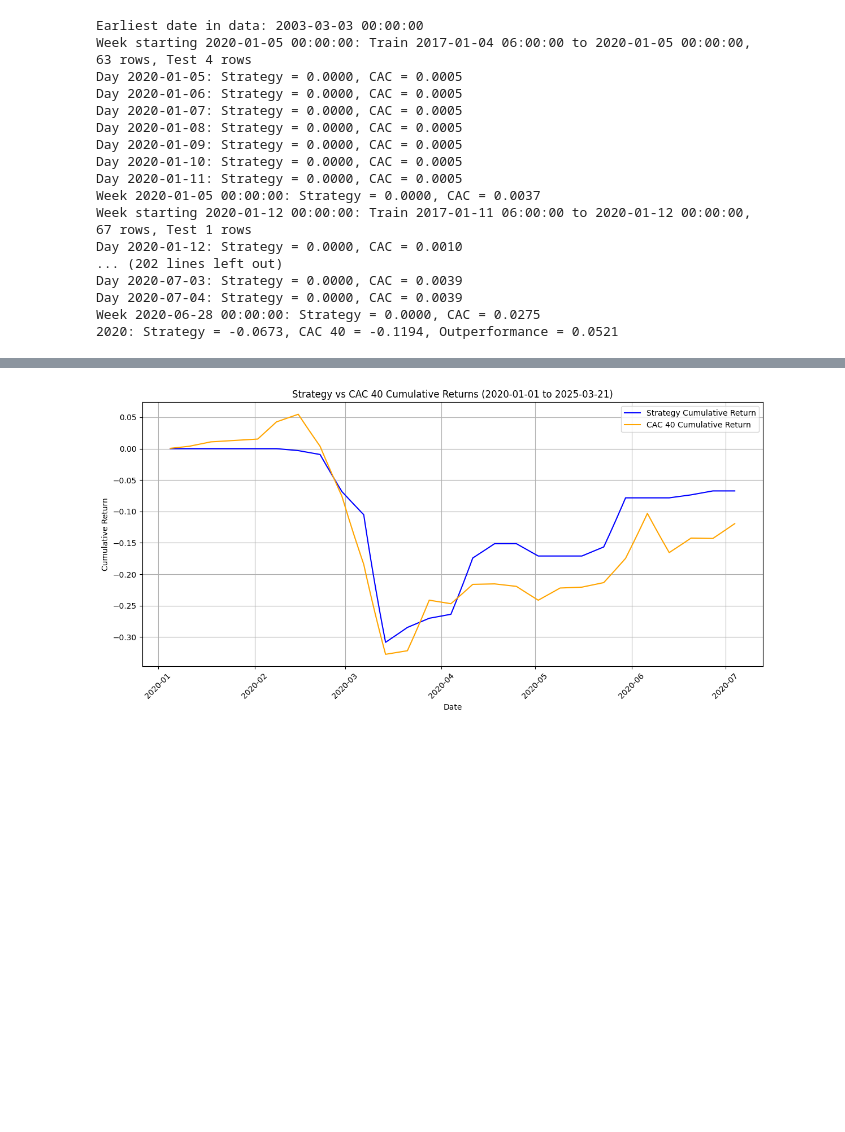
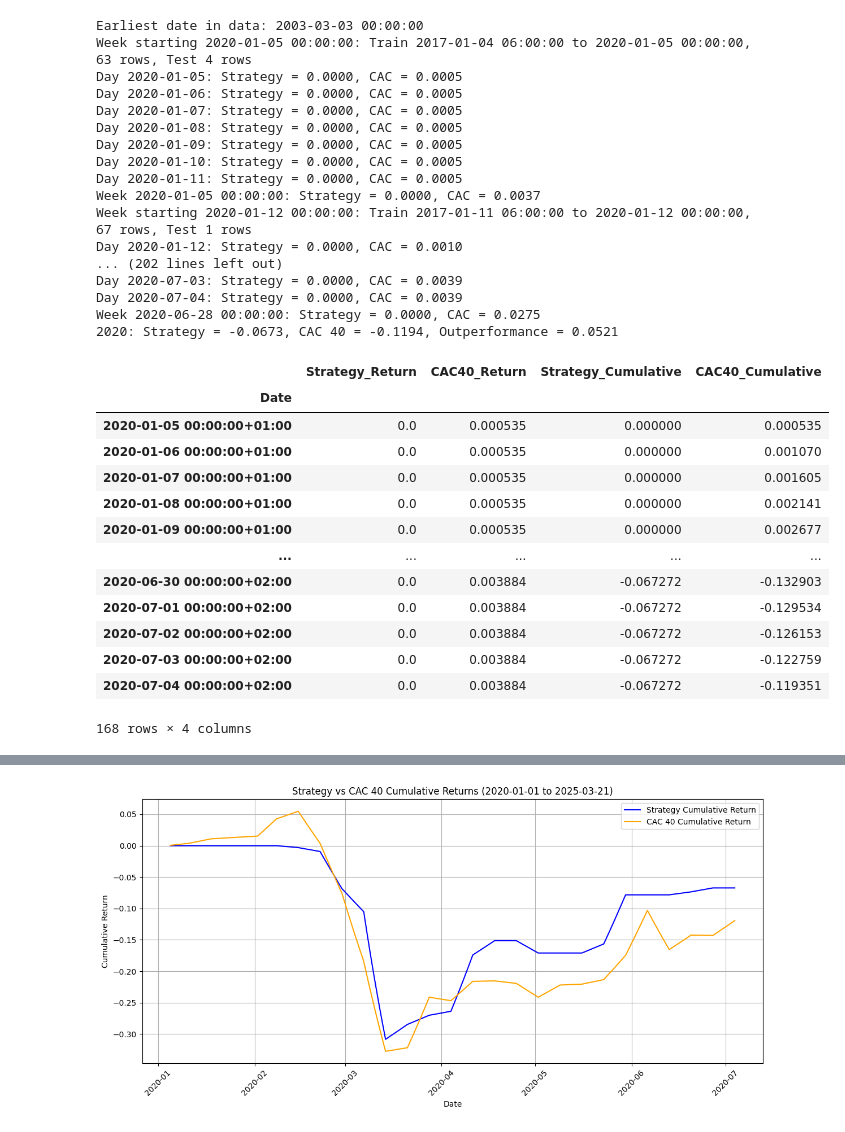
Before and after one commit to lakonguina/ecaflip, a Jupyter notebook: model.ipynb, the cells around one changed output, grey strips where cells are left out. Cells and saved outputs as stored; diff of their text form; code cells hidden in the pictures; blank space fills up the shorter version.

```diff
--- a/model.ipynb
+++ b/model.ipynb
@@ -422,6 +405,7 @@ def run_backtest_with_daily_results(processed_data, price_data, start_date="2020
     weekly_dates = []
     portfolio_weekly_returns = []
     cac_weekly_returns = []
+    weekly_holdings = []
 
     earliest_date = processed_data["date"].min()
     print(f"Earliest date in data: {earliest_date}")
@@ -464,6 +448,10 @@ def run_backtest_with_daily_results(processed_data, price_data, start_date="2020
             week_end = min(current_date + pd.Timedelta(days=6), end_date)
             portfolio, week_return = implement_strategy(test_data, week_start, week_end,
                                                        rank_min=rank_min, score_threshold=score_threshold)
+            weekly_holdings.append({
+                "date": week_start,
+                "holdings": portfolio
+            })
 
             week_start_tz = pd.Timestamp(week_start).tz_localize("Europe/Paris")
             week_end_tz = pd.Timestamp(week_end).tz_localize("Europe/Paris")
@@ -527,12 +515,12 @@ def run_backtest_with_daily_results(processed_data, price_data, start_date="2020
             print(f"{year}: Strategy = {strategy_return:.4f}, CAC 40 = {cac_return:.4f}, "
                   f"Outperformance = {strategy_return - cac_return:.4f}")
 
-    return results_df
+    return results_df, weekly_holdings
 
 # Run the backtest
 start_date = "2020-01-01"
 end_date = "2025-03-21"
-results_df = run_backtest_with_daily_results(processed_transactions_clean, price_data,
+results_df, weekly_holdings = run_backtest_with_daily_results(processed_transactions_clean, price_data,
                                             start_date=start_date, end_date=end_date,
                                             rank_min=9, score_threshold=0.3, window_years=3)
 # %% [output]
@@ -553,3 +541,20 @@ Day 2020-07-03: Strategy = 0.0000, CAC = 0.0039
 Day 2020-07-04: Strategy = 0.0000, CAC = 0.0039
 Week 2020-06-28 00:00:00: Strategy = 0.0000, CAC = 0.0275
 2020: Strategy = -0.0673, CAC 40 = -0.1194, Outperformance = 0.0521
+# %%
+results_df
+# %% [output]
+|  | Strategy_Return | CAC40_Return | Strategy_Cumulative | CAC40_Cumulative |
+| Date |  |  |  |  |
+| 2020-01-05 00:00:00+01:00 | 0.0 | 0.000535 | 0.000000 | 0.000535 |
+| 2020-01-06 00:00:00+01:00 | 0.0 | 0.000535 | 0.000000 | 0.001070 |
+| 2020-01-07 00:00:00+01:00 | 0.0 | 0.000535 | 0.000000 | 0.001605 |
+| 2020-01-08 00:00:00+01:00 | 0.0 | 0.000535 | 0.000000 | 0.002141 |
+| 2020-01-09 00:00:00+01:00 | 0.0 | 0.000535 | 0.000000 | 0.002677 |
+| ... | ... | ... | ... | ... |
+| 2020-06-30 00:00:00+02:00 | 0.0 | 0.003884 | -0.067272 | -0.132903 |
+| 2020-07-01 00:00:00+02:00 | 0.0 | 0.003884 | -0.067272 | -0.129534 |
+| 2020-07-02 00:00:00+02:00 | 0.0 | 0.003884 | -0.067272 | -0.126153 |
+| 2020-07-03 00:00:00+02:00 | 0.0 | 0.003884 | -0.067272 | -0.122759 |
+| 2020-07-04 00:00:00+02:00 | 0.0 | 0.003884 | -0.067272 | -0.119351 |
+168 rows × 4 columns
```
Also changed, not shown: parts of 4 cells of this notebook, 1 other file.
